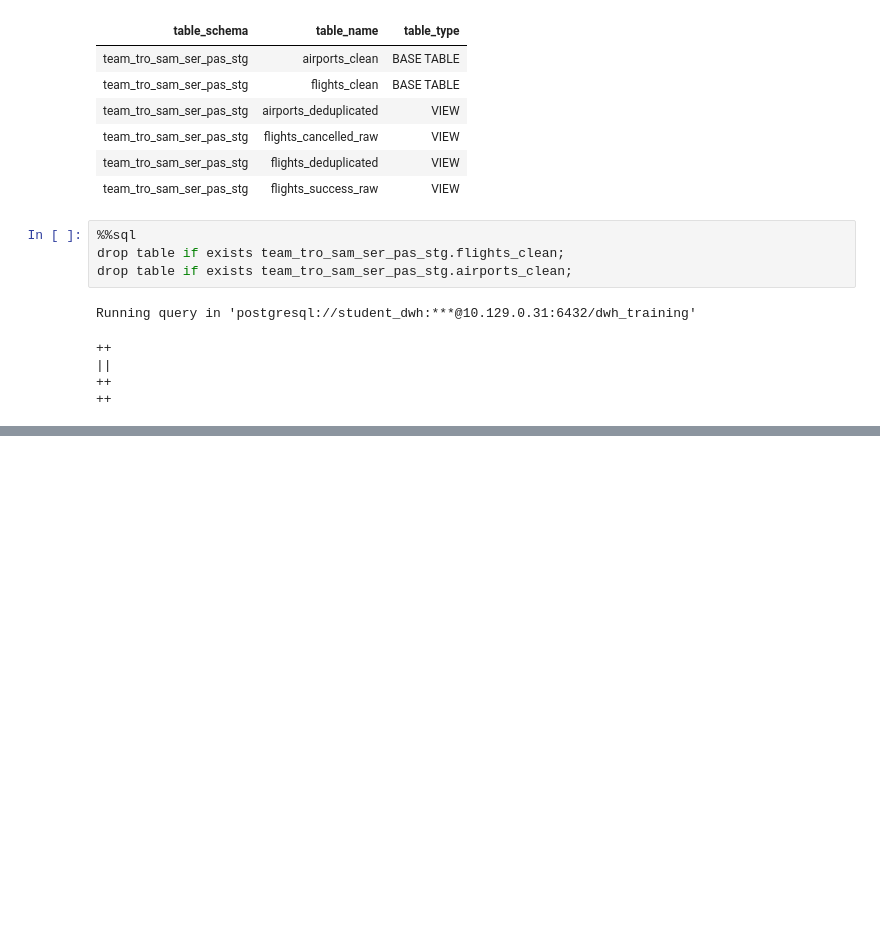
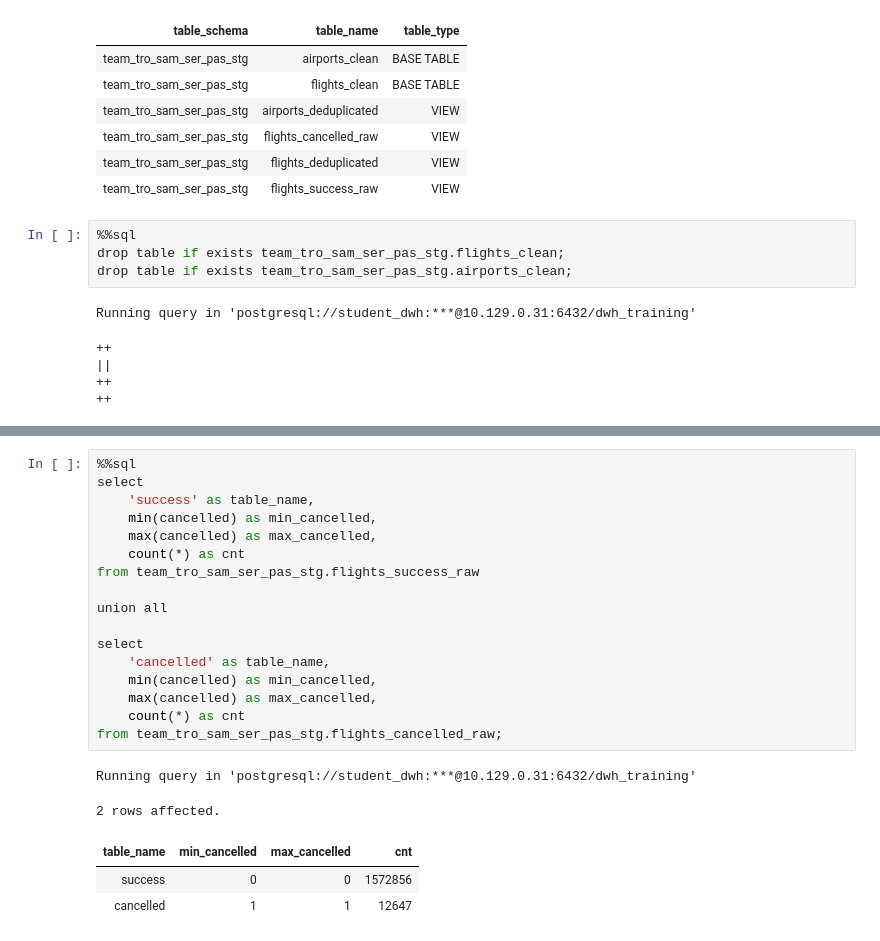
Before and after one commit to d-pascenco/dwh_sql_project_team_Tro_Sam_Ser_Pas, a Jupyter notebook: python/utils/dwh_training_sql_запросы.ipynb, the cells around one changed output, grey strips where cells are left out. Cells and saved outputs as stored; diff of their text form; blank space fills up the shorter version.

```diff
--- a/python/utils/dwh_training_sql_запросы.ipynb
+++ b/python/utils/dwh_training_sql_запросы.ipynb
@@ -202,0 +272,23 @@ Running query in 'postgresql://student_dwh:***@10.129.0.31:6432/dwh_training'
+# %%
+%%sql
+select
+    'success' as table_name,
+    min(cancelled) as min_cancelled,
+    max(cancelled) as max_cancelled,
+    count(*) as cnt
+from team_tro_sam_ser_pas_stg.flights_success_raw
+
+union all
+
+select
+    'cancelled' as table_name,
+    min(cancelled) as min_cancelled,
+    max(cancelled) as max_cancelled,
+    count(*) as cnt
+from team_tro_sam_ser_pas_stg.flights_cancelled_raw;
+# %% [output]
+Running query in 'postgresql://student_dwh:***@10.129.0.31:6432/dwh_training'
+2 rows affected.
+| table_name | min_cancelled | max_cancelled | cnt |
+| success | 0 | 0 | 1572856 |
+| cancelled | 1 | 1 | 12647 |
```
Also changed, not shown: parts of 5 cells of this notebook, 10 other files.
